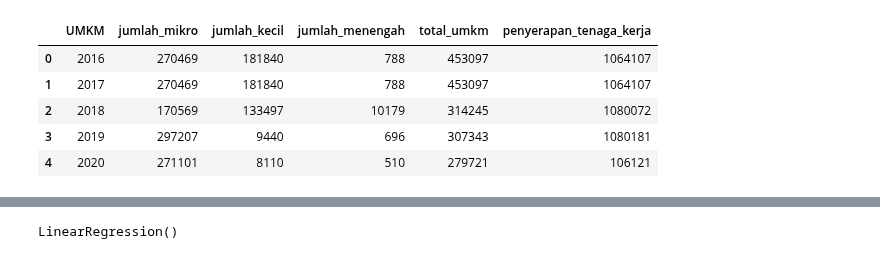
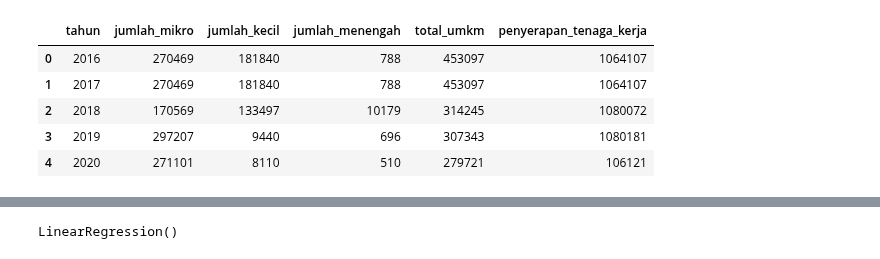
Before and after one commit to azureeeeeeeeeeee/project-bahasa-indonesia, a Jupyter notebook: test.ipynb, the cells around one changed output, grey strips where cells are left out. Cells and saved outputs as stored; diff of their text form; code cells hidden in the pictures.

```diff
--- a/test.ipynb
+++ b/test.ipynb
@@ -5,10 +5,13 @@ import matplotlib.pyplot as plt
 from sklearn.linear_model import LinearRegression
 # %%
 # Membuat dataframe untuk jumlah umkm
-umkm = pd.read_csv('data-umkm-provinsi-kaltim-tahun-2016-2020.csv')
-umkm.head(5)
+umkm_df = pd.read_csv('data-umkm-provinsi-kaltim-tahun-2016-2020.csv')
+umkm_df.rename(columns={
+    'UMKM': 'tahun'
+}, inplace=True)
+umkm_df.head(5)
 # %% [output]
-|  | UMKM | jumlah_mikro | jumlah_kecil | jumlah_menengah | total_umkm | penyerapan_tenaga_kerja |
+|  | tahun | jumlah_mikro | jumlah_kecil | jumlah_menengah | total_umkm | penyerapan_tenaga_kerja |
 | 0 | 2016 | 270469 | 181840 | 788 | 453097 | 1064107 |
 | 1 | 2017 | 270469 | 181840 | 788 | 453097 | 1064107 |
 | 2 | 2018 | 170569 | 133497 | 10179 | 314245 | 1080072 |
```
Also changed, not shown: parts of 15 cells of this notebook.
